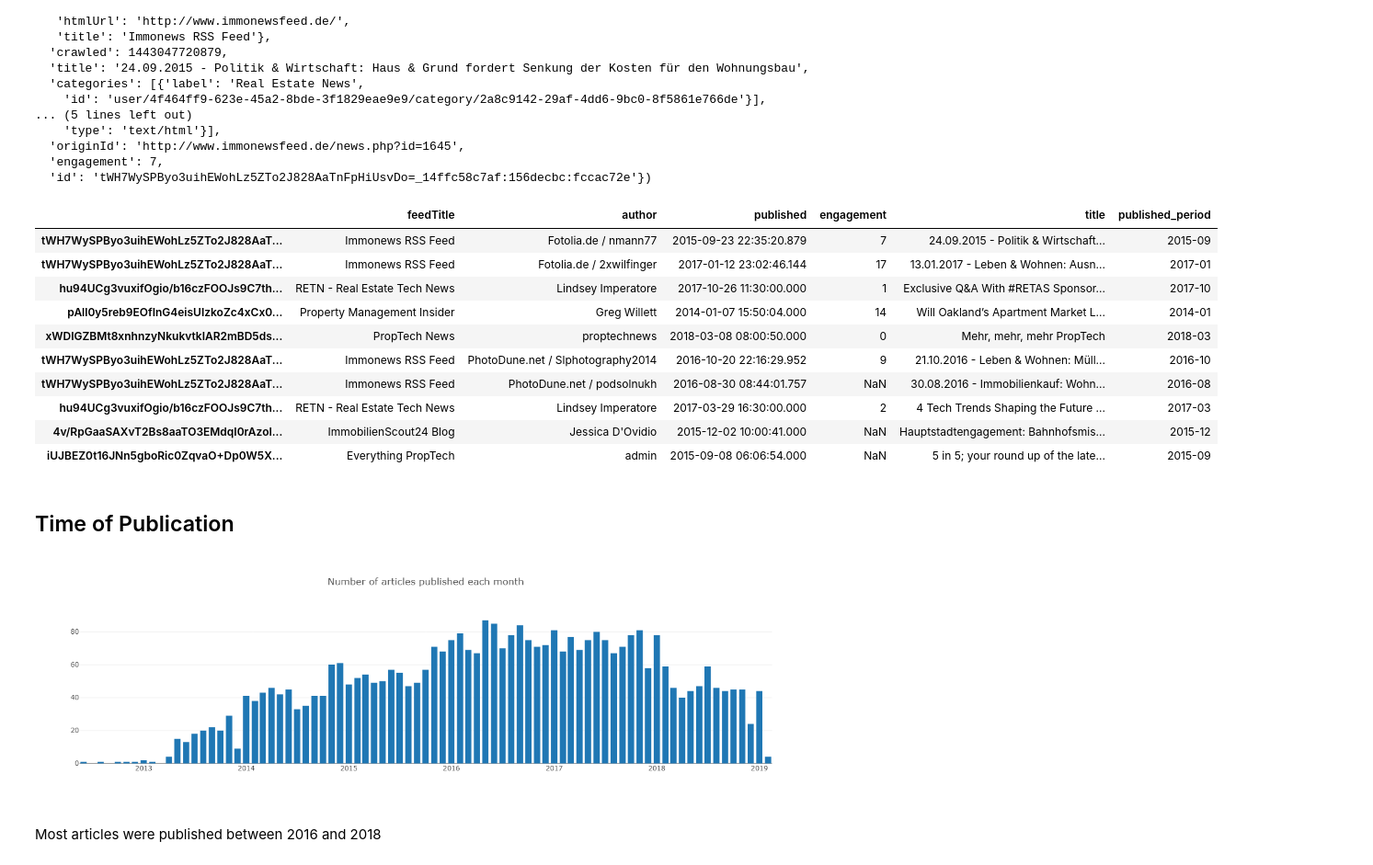
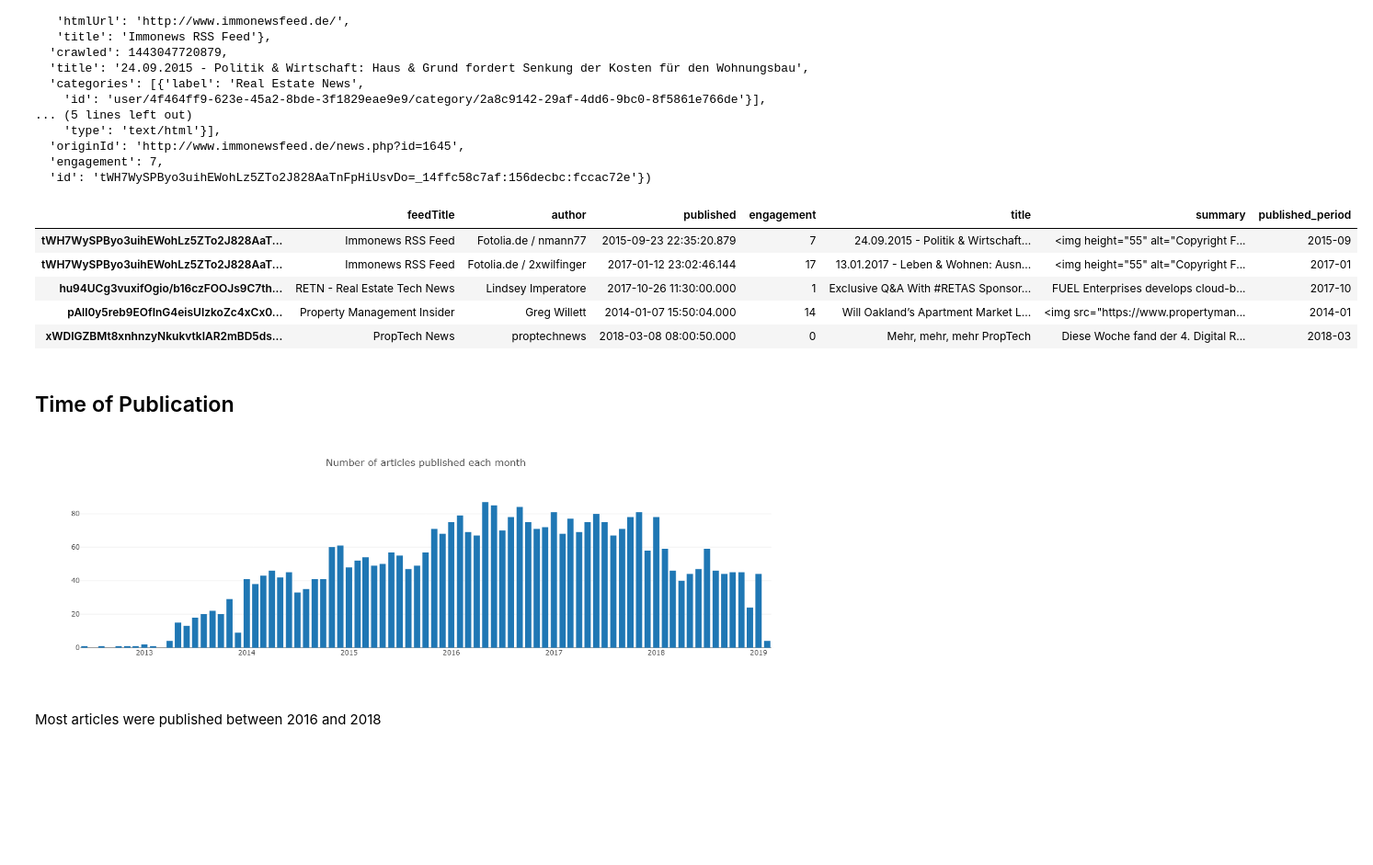
Before and after one commit to lukk60/RETrends, a Jupyter notebook: notebooks/03_lst_EDA.ipynb, the cells around one changed output. Shown at 92% size. Drawn from its saved outputs; the diff is of its cells as text; code cells hidden in the pictures; blank space fills up the shorter version.

```diff
--- a/notebooks/03_lst_EDA.ipynb
+++ b/notebooks/03_lst_EDA.ipynb
@@ -52,27 +53,28 @@ list(dRaw.items())[0]
   'engagement': 7,
   'id': 'tWH7WySPByo3uihEWohLz5ZTo2J828AaTnFpHiUsvDo=_14ffc58c7af:156decbc:fccac72e'})
 # %%
-# gather structured information
+# convert to dataframe
 dDocs = pd.DataFrame.from_dict(dRaw).transpose()
-dDocs = dDocs[["feedTitle", "author", "published", "engagement", "title"]]
+dDocs = dDocs[["feedTitle", "author", "published", "engagement", "title", "summary"]]
+
+for i in dDocs.index:
+    try:
+        dDocs["summary"][i] = dDocs["summary"][i]["content"]
+    except TypeError:
+        dDocs["summary"][i] = None
 
 # convert timestamps
 dDocs["published"] = pd.to_datetime(dDocs["published"], unit="ms")
 dDocs["published_period"] = pd.DatetimeIndex(dDocs["published"]).to_period("M").astype(str)
 
-dDocs.head(10)
+dDocs.head()
 # %% [output]
-|  | feedTitle | author | published | engagement | title | published_period |
-| tWH7WySPByo3uihEWohLz5ZTo2J828AaT... | Immonews RSS Feed | Fotolia.de / nmann77 | 2015-09-23 22:35:20.879 | 7 | 24.09.2015 - Politik & Wirtschaft... | 2015-09 |
-| tWH7WySPByo3uihEWohLz5ZTo2J828AaT... | Immonews RSS Feed | Fotolia.de / 2xwilfinger | 2017-01-12 23:02:46.144 | 17 | 13.01.2017 - Leben & Wohnen: Ausn... | 2017-01 |
-| hu94UCg3vuxifOgio/b16czFOOJs9C7th... | RETN - Real Estate Tech News | Lindsey Imperatore | 2017-10-26 11:30:00.000 | 1 | Exclusive Q&A With #RETAS Sponsor... | 2017-10 |
-| pAll0y5reb9EOfInG4eisUIzkoZc4xCx0... | Property Management Insider | Greg Willett | 2014-01-07 15:50:04.000 | 14 | Will Oakland’s Apartment Market L... | 2014-01 |
-| xWDIGZBMt8xnhnzyNkukvtkIAR2mBD5ds... | PropTech News | proptechnews | 2018-03-08 08:00:50.000 | 0 | Mehr, mehr, mehr PropTech | 2018-03 |
-| tWH7WySPByo3uihEWohLz5ZTo2J828AaT... | Immonews RSS Feed | PhotoDune.net / Slphotography2014 | 2016-10-20 22:16:29.952 | 9 | 21.10.2016 - Leben & Wohnen: Müll... | 2016-10 |
-| tWH7WySPByo3uihEWohLz5ZTo2J828AaT... | Immonews RSS Feed | PhotoDune.net / podsolnukh | 2016-08-30 08:44:01.757 | NaN | 30.08.2016 - Immobilienkauf: Wohn... | 2016-08 |
-| hu94UCg3vuxifOgio/b16czFOOJs9C7th... | RETN - Real Estate Tech News | Lindsey Imperatore | 2017-03-29 16:30:00.000 | 2 | 4 Tech Trends Shaping the Future ... | 2017-03 |
-| 4v/RpGaaSAXvT2Bs8aaTO3EMdqI0rAzoI... | ImmobilienScout24 Blog | Jessica D'Ovidio | 2015-12-02 10:00:41.000 | NaN | Hauptstadtengagement: Bahnhofsmis... | 2015-12 |
-| iUJBEZ0t16JNn5gboRic0ZqvaO+Dp0W5X... | Everything PropTech | admin | 2015-09-08 06:06:54.000 | NaN | 5 in 5; your round up of the late... | 2015-09 |
+|  | feedTitle | author | published | engagement | title | summary | published_period |
+| tWH7WySPByo3uihEWohLz5ZTo2J828AaT... | Immonews RSS Feed | Fotolia.de / nmann77 | 2015-09-23 22:35:20.879 | 7 | 24.09.2015 - Politik & Wirtschaft... | <img height="55" alt="Copyright F... | 2015-09 |
+| tWH7WySPByo3uihEWohLz5ZTo2J828AaT... | Immonews RSS Feed | Fotolia.de / 2xwilfinger | 2017-01-12 23:02:46.144 | 17 | 13.01.2017 - Leben & Wohnen: Ausn... | <img height="55" alt="Copyright F... | 2017-01 |
+| hu94UCg3vuxifOgio/b16czFOOJs9C7th... | RETN - Real Estate Tech News | Lindsey Imperatore | 2017-10-26 11:30:00.000 | 1 | Exclusive Q&A With #RETAS Sponsor... | FUEL Enterprises develops cloud-b... | 2017-10 |
+| pAll0y5reb9EOfInG4eisUIzkoZc4xCx0... | Property Management Insider | Greg Willett | 2014-01-07 15:50:04.000 | 14 | Will Oakland’s Apartment Market L... | <img src="https://www.propertyman... | 2014-01 |
+| xWDIGZBMt8xnhnzyNkukvtkIAR2mBD5ds... | PropTech News | proptechnews | 2018-03-08 08:00:50.000 | 0 | Mehr, mehr, mehr PropTech | Diese Woche fand der 4. Digital R... | 2018-03 |
 # %% [markdown]
 ## Time of Publication
 # %%
@@ -87,7 +89,7 @@ p = [go.Bar(x=plotData["published_period"], y=plotData["published"])]
 l = go.Layout(title = "Number of articles published each month")
 plotly.offline.iplot({"data": p, "layout":l})
 # %% [output]
-[figure, old version]
+[figure, new version]
 # %% [markdown]
 Most articles were published between 2016 and 2018
 # %% [markdown]
```
Also changed, not shown: parts of 7 cells of this notebook, 5 other files.
